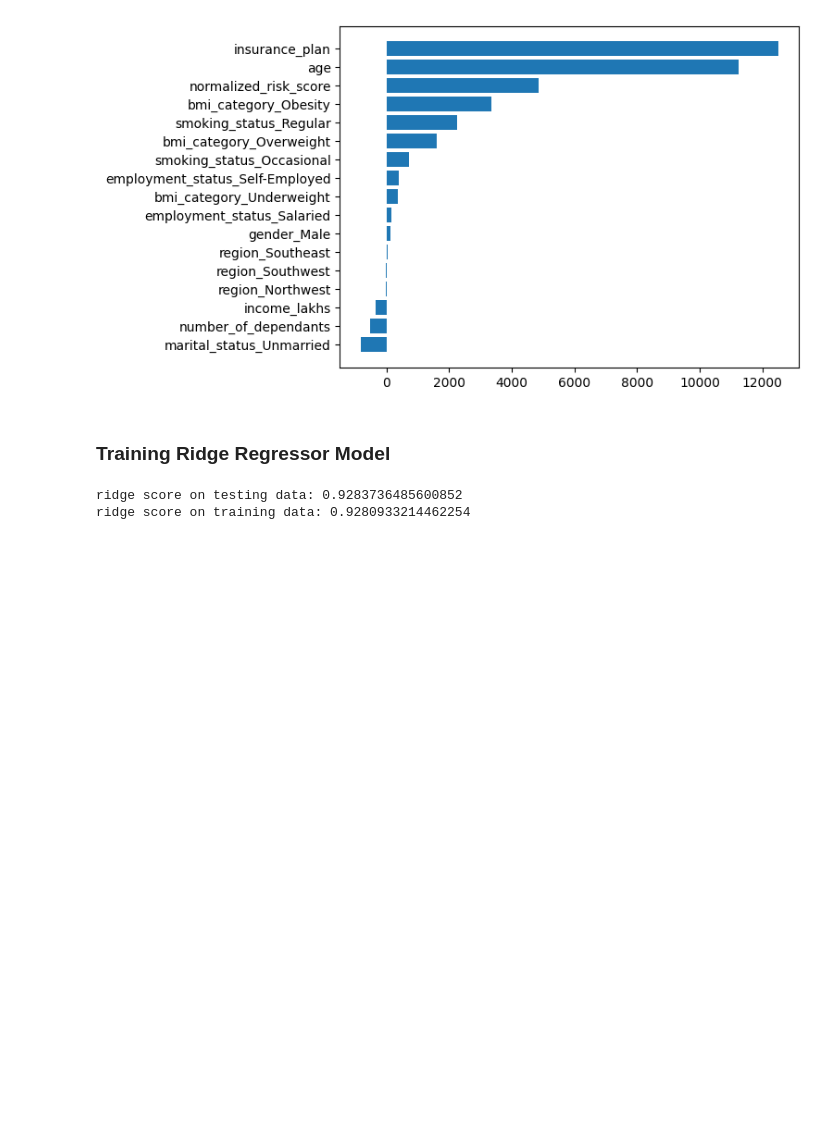
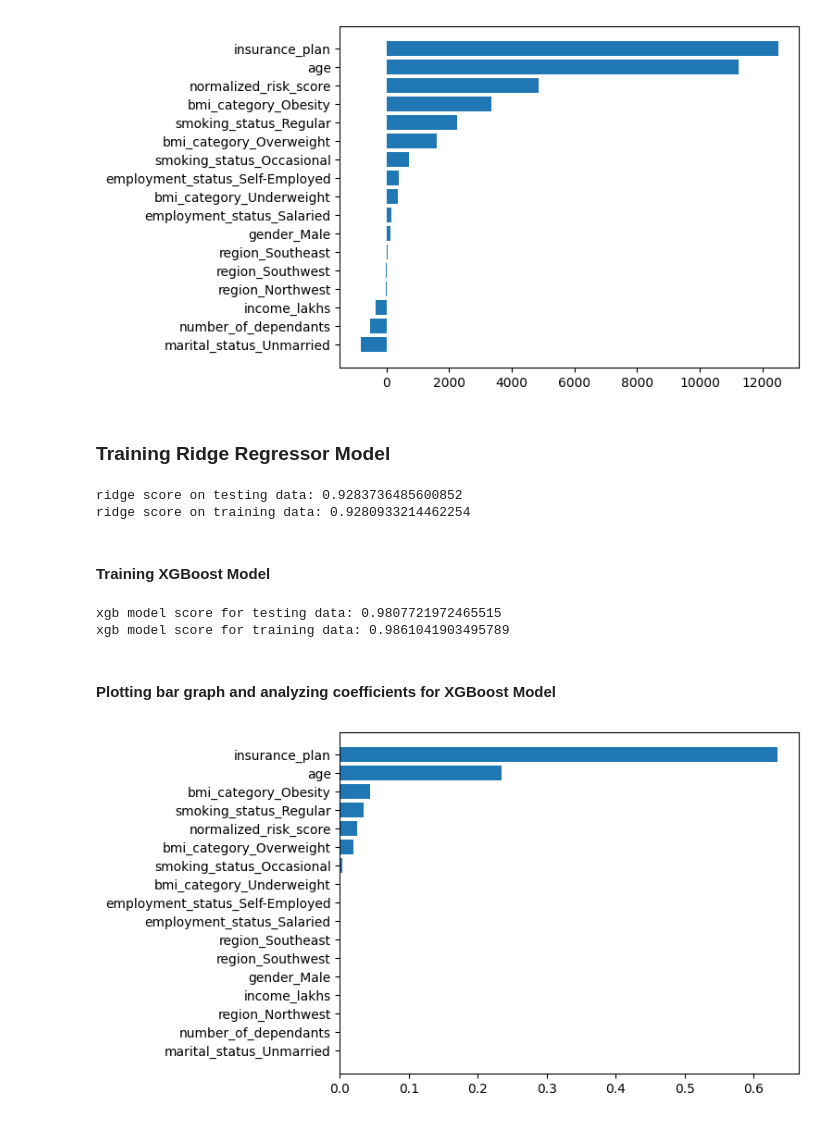
Before and after one commit to sameerdiwse/CareCostPredictor, a Jupyter notebook: CareCostPredictor.ipynb, the cells around one changed output. Saved outputs shown, nothing was run; the diff lists cells and outputs as text; code cells hidden in the pictures; blank space fills up the shorter version.

```diff
--- a/CareCostPredictor.ipynb
+++ b/CareCostPredictor.ipynb
@@ -429,3 +430,28 @@ print('ridge score on training data:', ridge_model.score(X_train, y_train))
 # %% [output]
 ridge score on testing data: 0.9283736485600852
 ridge score on training data: 0.9280933214462254
+# %% [markdown]
+#### Training XGBoost Model
+# %%
+xgb_model = XGBRegressor()
+xgb_model.fit(X_train, y_train)
+print('xgb model score for testing data:',xgb_model.score(X_test, y_test))
+print('xgb model score for training data:',xgb_model.score(X_train, y_train))
+# %% [output]
+xgb model score for testing data: 0.9807721972465515
+xgb model score for training data: 0.9861041903495789
+# %% [markdown]
+#### Plotting bar graph and analyzing coefficients for XGBoost Model
+# %%
+coef_df = pd.DataFrame({
+    'columns': X_train.columns,
+    'Coefficients':xgb_model.feature_importances_
+})
+# Tree based models use feature_importances, linear model uses coef_
+
+coef_df = coef_df.sort_values(by='Coefficients', ascending=True)
+coef_df
+
+plt.barh(coef_df['columns'], coef_df['Coefficients']);
+# %% [output]
+[figure, added]
```
Also changed, not shown: parts of 1 cell of this notebook, 1 other file.
